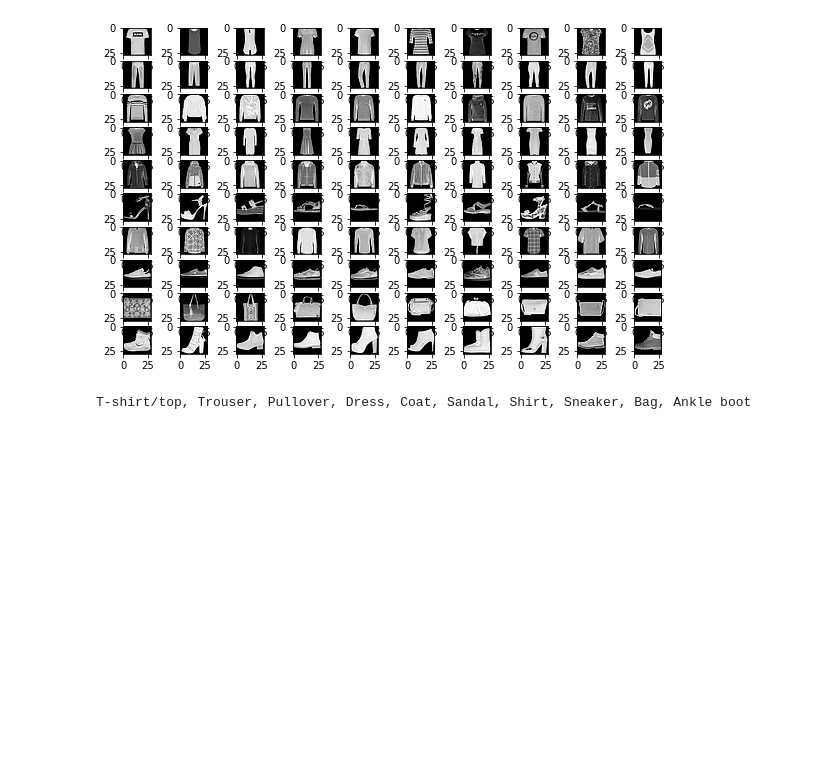
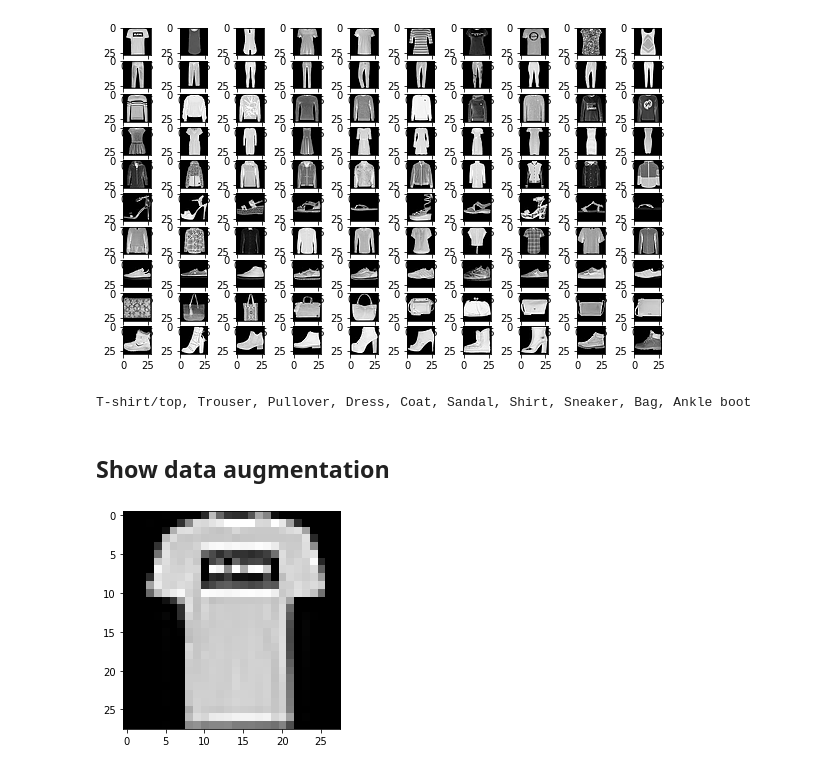
Before and after one commit to owren/ga_nn, a Jupyter notebook: fashion_MNIST_analysis.ipynb, the cells around one changed output. Saved outputs shown, nothing was run; the diff lists cells and outputs as text; code cells hidden in the pictures; blank space fills up the shorter version.

Commit message:
Data augmentation image

```diff
--- a/fashion_MNIST_analysis.ipynb
+++ b/fashion_MNIST_analysis.ipynb
@@ -58,3 +64,5 @@ pyplot.show()
 print(", ".join(class_names))
 # %% [output]
 T-shirt/top, Trouser, Pullover, Dress, Coat, Sandal, Shirt, Sneaker, Bag, Ankle boot
+# %% [markdown]
+## Show data augmentation
@@ -60,0 +77,9 @@ T-shirt/top, Trouser, Pullover, Dress, Coat, Sandal, Shirt, Sneaker, Bag, Ankle
+# %%
+# format sample image
+np_image = img_to_array(trainX[1])
+samples = expand_dims(np_image, 0)
+# plot original
+pyplot.imshow(np_image, cmap=pyplot.get_cmap('gray'))
+pyplot.show()
+# %% [output]
+[figure, added]
```
Also changed, not shown: parts of 4 cells of this notebook.
